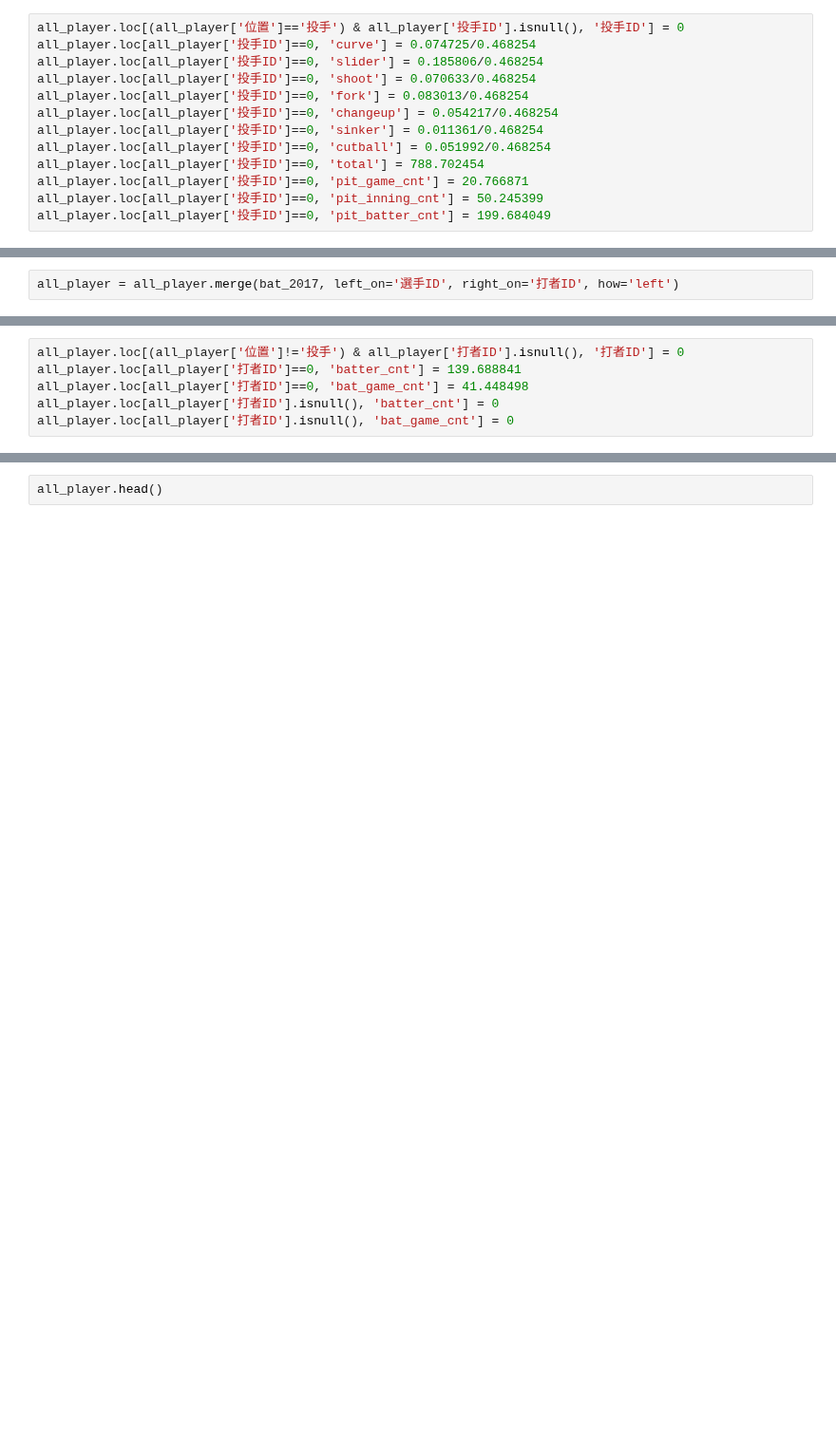
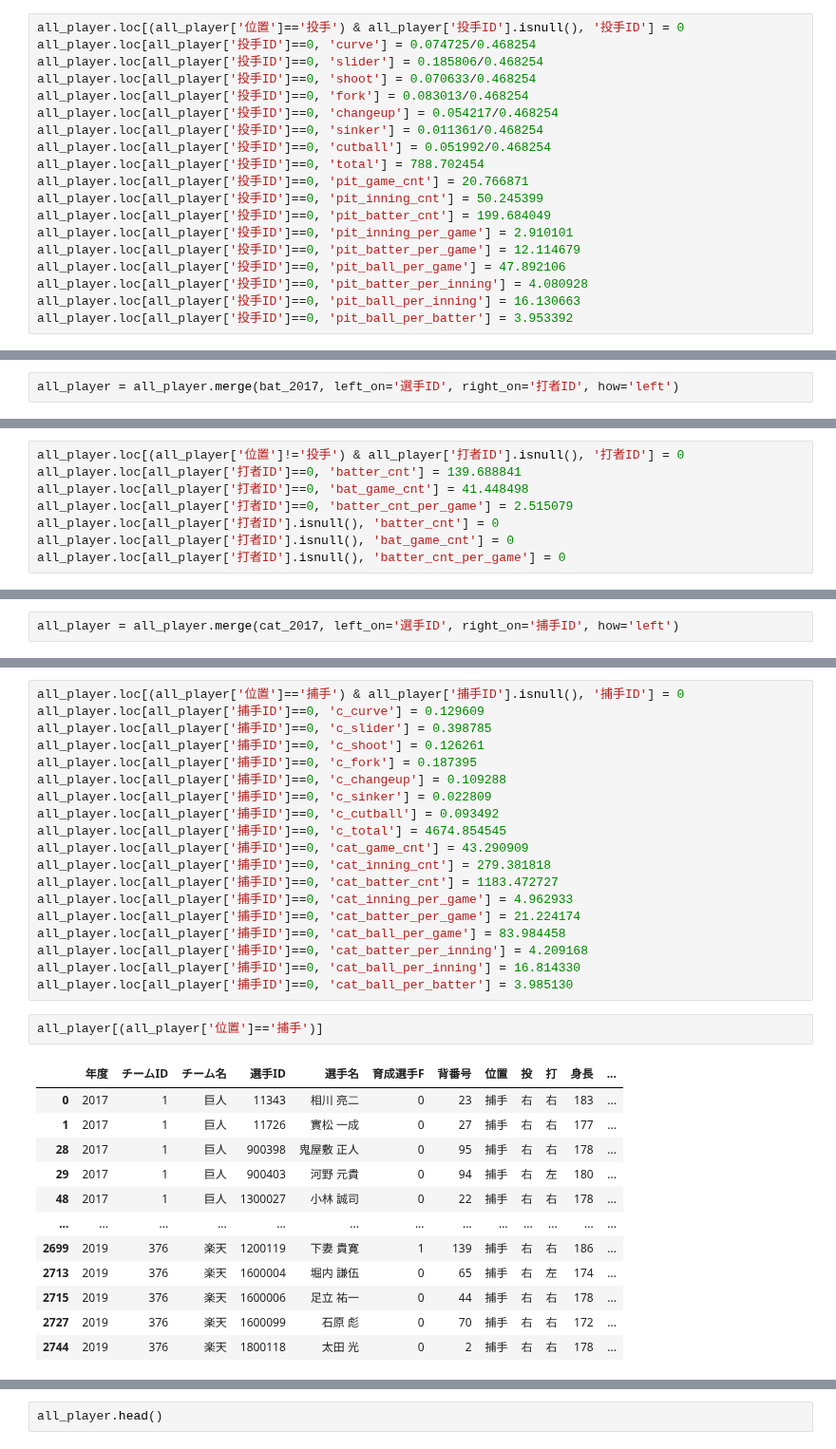
Before and after one commit to yumehara/baseball, a Jupyter notebook: Preprocess_player.ipynb, the cells around one changed output, grey strips where cells are left out. Shown at 95% size. Saved outputs shown, nothing was run; the diff lists cells and outputs as text; blank space fills up the shorter version.

```diff
--- a/Preprocess_player.ipynb
+++ b/Preprocess_player.ipynb
@@ -61,6 +70,12 @@ all_player.loc[all_player['投手ID']==0, 'total'] = 788.702454
 all_player.loc[all_player['投手ID']==0, 'pit_game_cnt'] = 20.766871
 all_player.loc[all_player['投手ID']==0, 'pit_inning_cnt'] = 50.245399
 all_player.loc[all_player['投手ID']==0, 'pit_batter_cnt'] = 199.684049
+all_player.loc[all_player['投手ID']==0, 'pit_inning_per_game'] = 2.910101
+all_player.loc[all_player['投手ID']==0, 'pit_batter_per_game'] = 12.114679
+all_player.loc[all_player['投手ID']==0, 'pit_ball_per_game'] = 47.892106
+all_player.loc[all_player['投手ID']==0, 'pit_batter_per_inning'] = 4.080928
+all_player.loc[all_player['投手ID']==0, 'pit_ball_per_inning'] = 16.130663
+all_player.loc[all_player['投手ID']==0, 'pit_ball_per_batter'] = 3.953392
 # %% [markdown]
 ### 外国人助っ人
 外国人投手の平均
@@ -96,5 +112,7 @@ all_player = all_player.merge(bat_2017, left_on='選手ID', right_on='打者ID',
 all_player.loc[(all_player['位置']!='投手') & all_player['打者ID'].isnull(), '打者ID'] = 0
 all_player.loc[all_player['打者ID']==0, 'batter_cnt'] = 139.688841
 all_player.loc[all_player['打者ID']==0, 'bat_game_cnt'] = 41.448498
+all_player.loc[all_player['打者ID']==0, 'batter_cnt_per_game'] = 2.515079
 all_player.loc[all_player['打者ID'].isnull(), 'batter_cnt'] = 0
 all_player.loc[all_player['打者ID'].isnull(), 'bat_game_cnt'] = 0
+all_player.loc[all_player['打者ID'].isnull(), 'batter_cnt_per_game'] = 0
@@ -100,0 +121,2 @@ all_player.loc[all_player['打者ID'].isnull(), 'bat_game_cnt'] = 0
+# %%
+all_player = all_player.merge(cat_2017, left_on='選手ID', right_on='捕手ID', how='left')
@@ -100,0 +142,34 @@ all_player.loc[all_player['打者ID'].isnull(), 'bat_game_cnt'] = 0
+# %%
+all_player.loc[(all_player['位置']=='捕手') & all_player['捕手ID'].isnull(), '捕手ID'] = 0
+all_player.loc[all_player['捕手ID']==0, 'c_curve'] = 0.129609
+all_player.loc[all_player['捕手ID']==0, 'c_slider'] = 0.398785
+all_player.loc[all_player['捕手ID']==0, 'c_shoot'] = 0.126261
+all_player.loc[all_player['捕手ID']==0, 'c_fork'] = 0.187395
+all_player.loc[all_player['捕手ID']==0, 'c_changeup'] = 0.109288
+all_player.loc[all_player['捕手ID']==0, 'c_sinker'] = 0.022809
+all_player.loc[all_player['捕手ID']==0, 'c_cutball'] = 0.093492
+all_player.loc[all_player['捕手ID']==0, 'c_total'] = 4674.854545
+all_player.loc[all_player['捕手ID']==0, 'cat_game_cnt'] = 43.290909
+all_player.loc[all_player['捕手ID']==0, 'cat_inning_cnt'] = 279.381818
+all_player.loc[all_player['捕手ID']==0, 'cat_batter_cnt'] = 1183.472727
+all_player.loc[all_player['捕手ID']==0, 'cat_inning_per_game'] = 4.962933
+all_player.loc[all_player['捕手ID']==0, 'cat_batter_per_game'] = 21.224174
+all_player.loc[all_player['捕手ID']==0, 'cat_ball_per_game'] = 83.984458
+all_player.loc[all_player['捕手ID']==0, 'cat_batter_per_inning'] = 4.209168
+all_player.loc[all_player['捕手ID']==0, 'cat_ball_per_inning'] = 16.814330
+all_player.loc[all_player['捕手ID']==0, 'cat_ball_per_batter'] = 3.985130
+# %%
+all_player[(all_player['位置']=='捕手')]
+# %% [output]
+|  | 年度 | チームID | チーム名 | 選手ID | 選手名 | 育成選手F | 背番号 | 位置 | 投 | 打 | 身長 | ... |
+| 0 | 2017 | 1 | 巨人 | 11343 | 相川 亮二 | 0 | 23 | 捕手 | 右 | 右 | 183 | ... |
+| 1 | 2017 | 1 | 巨人 | 11726 | 實松 一成 | 0 | 27 | 捕手 | 右 | 右 | 177 | ... |
+| 28 | 2017 | 1 | 巨人 | 900398 | 鬼屋敷 正人 | 0 | 95 | 捕手 | 右 | 右 | 178 | ... |
+| 29 | 2017 | 1 | 巨人 | 900403 | 河野 元貴 | 0 | 94 | 捕手 | 右 | 左 | 180 | ... |
+| 48 | 2017 | 1 | 巨人 | 1300027 | 小林 誠司 | 0 | 22 | 捕手 | 右 | 右 | 178 | ... |
+| ... | ... | ... | ... | ... | ... | ... | ... | ... | ... | ... | ... | ... |
+| 2699 | 2019 | 376 | 楽天 | 1200119 | 下妻 貴寛 | 1 | 139 | 捕手 | 右 | 右 | 186 | ... |
+| 2713 | 2019 | 376 | 楽天 | 1600004 | 堀内 謙伍 | 0 | 65 | 捕手 | 右 | 左 | 174 | ... |
+| 2715 | 2019 | 376 | 楽天 | 1600006 | 足立 祐一 | 0 | 44 | 捕手 | 右 | 右 | 178 | ... |
+| 2727 | 2019 | 376 | 楽天 | 1600099 | 石原 彪 | 0 | 70 | 捕手 | 右 | 右 | 172 | ... |
+| 2744 | 2019 | 376 | 楽天 | 1800118 | 太田 光 | 0 | 2 | 捕手 | 右 | 右 | 178 | ... |
```
Also changed, not shown: parts of 9 cells of this notebook, 2 other files.
